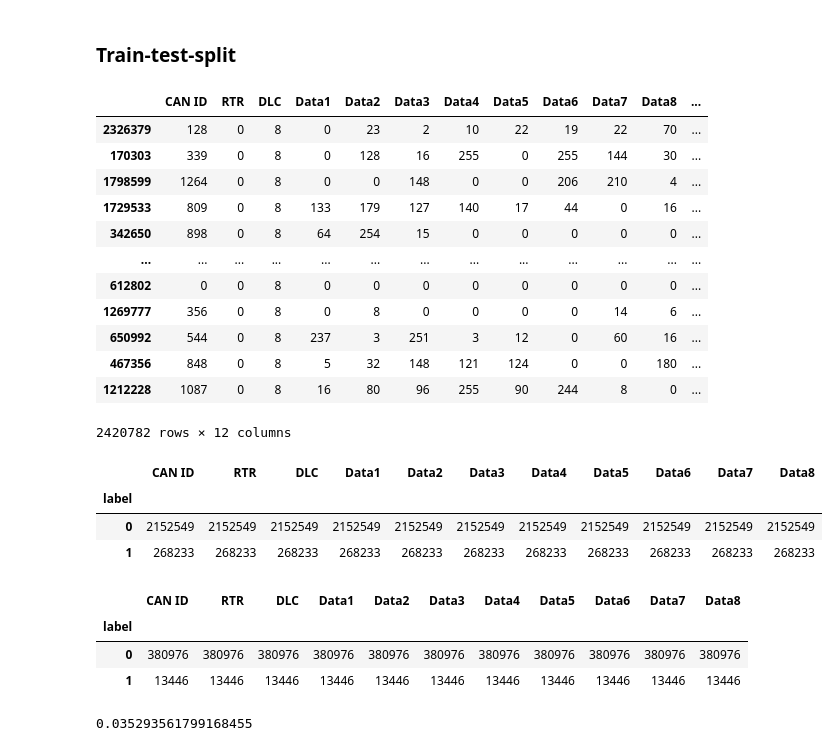
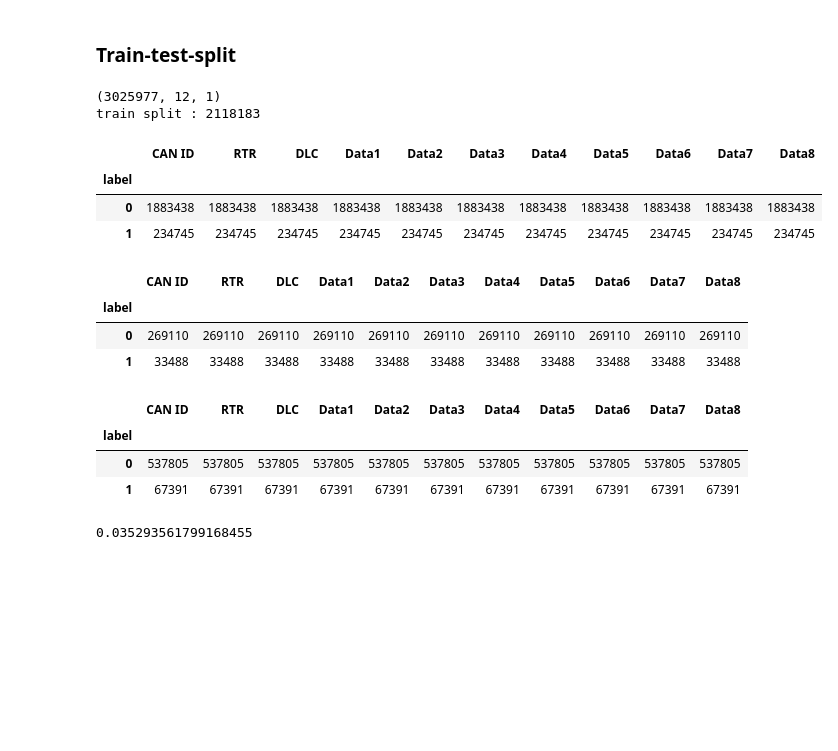
Before and after one commit to mehrotrasan16/CS581-CAN-DO-Project, a Jupyter notebook: code/LSTM_CAN_Data.ipynb, the cells around one changed output. Drawn from its saved outputs; the diff is of its cells as text; code cells hidden in the pictures; blank space fills up the shorter version.

```diff
--- a/code/LSTM_CAN_Data.ipynb
+++ b/code/LSTM_CAN_Data.ipynb
@@ -1271,38 +1051,49 @@ newdf.groupby('label').count()
 0.1247509155861703
 # %% [markdown]
 ### Train-test-split
-# %%
-X_train=newdf.sample(frac=0.8,random_state=200) #random state is a seed value 200
-X_test=newdf.drop(X_train.index)
-X_train
-# %% [output]
-|  | CAN ID | RTR | DLC | Data1 | Data2 | Data3 | Data4 | Data5 | Data6 | Data7 | Data8 | ... |
-| 2326379 | 128 | 0 | 8 | 0 | 23 | 2 | 10 | 22 | 19 | 22 | 70 | ... |
-| 170303 | 339 | 0 | 8 | 0 | 128 | 16 | 255 | 0 | 255 | 144 | 30 | ... |
-| 1798599 | 1264 | 0 | 8 | 0 | 0 | 148 | 0 | 0 | 206 | 210 | 4 | ... |
-| 1729533 | 809 | 0 | 8 | 133 | 179 | 127 | 140 | 17 | 44 | 0 | 16 | ... |
-| 342650 | 898 | 0 | 8 | 64 | 254 | 15 | 0 | 0 | 0 | 0 | 0 | ... |
-| ... | ... | ... | ... | ... | ... | ... | ... | ... | ... | ... | ... | ... |
-| 612802 | 0 | 0 | 8 | 0 | 0 | 0 | 0 | 0 | 0 | 0 | 0 | ... |
-| 1269777 | 356 | 0 | 8 | 0 | 8 | 0 | 0 | 0 | 0 | 14 | 6 | ... |
-| 650992 | 544 | 0 | 8 | 237 | 3 | 251 | 3 | 12 | 0 | 60 | 16 | ... |
-| 467356 | 848 | 0 | 8 | 5 | 32 | 148 | 121 | 124 | 0 | 0 | 180 | ... |
-| 1212228 | 1087 | 0 | 8 | 16 | 80 | 96 | 255 | 90 | 244 | 8 | 0 | ... |
-2420782 rows × 12 columns
+# %%
+newdf=newdf.sample(frac=1,random_state=200) #random state is a seed value 200
+
+series = newdf.to_numpy()
+series = series[ : , :, np.newaxis]
+print(series.shape)
+
+n_features = series.shape[1]
+train_split = int(series.shape[0]*0.7)
+print(f'train split : {train_split}')
+
+val_split = int(series.shape[0]*0.8)
+
+X_train, y_train = series[:train_split, :n_features-1], series[:train_split, -1] # -1 references the last column
+X_valid, y_valid = series[train_split:val_split, :n_features-1], series[train_split:val_split, -1]
+X_test, y_test = series[val_split:, :n_features-1], series[val_split:, -1]
+# %% [output]
+(3025977, 12, 1)
+train split : 2118183
+# %%
+#X_train stats
+newdf[:train_split].groupby('label').count()
+# %% [output]
+|  | CAN ID | RTR | DLC | Data1 | Data2 | Data3 | Data4 | Data5 | Data6 | Data7 | Data8 |
+| label |  |  |  |  |  |  |  |  |  |  |  |
+| 0 | 1883438 | 1883438 | 1883438 | 1883438 | 1883438 | 1883438 | 1883438 | 1883438 | 1883438 | 1883438 | 1883438 |
+| 1 | 234745 | 234745 | 234745 | 234745 | 234745 | 234745 | 234745 | 234745 | 234745 | 234745 | 234745 |
+# %%
+#X_valid split
+newdf[train_split:val_split].groupby('label').count()
+# %% [output]
+|  | CAN ID | RTR | DLC | Data1 | Data2 | Data3 | Data4 | Data5 | Data6 | Data7 | Data8 |
+| label |  |  |  |  |  |  |  |  |  |  |  |
+| 0 | 269110 | 269110 | 269110 | 269110 | 269110 | 269110 | 269110 | 269110 | 269110 | 269110 | 269110 |
+| 1 | 33488 | 33488 | 33488 | 33488 | 33488 | 33488 | 33488 | 33488 | 33488 | 33488 | 33488 |
 # %%
-X_train.groupby('label').count()
+#X_test
+newdf[val_split:].groupby('label').count()
 # %% [output]
 |  | CAN ID | RTR | DLC | Data1 | Data2 | Data3 | Data4 | Data5 | Data6 | Data7 | Data8 |
 | label |  |  |  |  |  |  |  |  |  |  |  |
-| 0 | 2152549 | 2152549 | 2152549 | 2152549 | 2152549 | 2152549 | 2152549 | 2152549 | 2152549 | 2152549 | 2152549 |
-| 1 | 268233 | 268233 | 268233 | 268233 | 268233 | 268233 | 268233 | 268233 | 268233 | 268233 | 268233 |
+| 0 | 537805 | 537805 | 537805 | 537805 | 537805 | 537805 | 537805 | 537805 | 537805 | 537805 | 537805 |
+| 1 | 67391 | 67391 | 67391 | 67391 | 67391 | 67391 | 67391 | 67391 | 67391 | 67391 | 67391 |
-# %%
-X_test.groupby('label').count()
-# %% [output]
-|  | CAN ID | RTR | DLC | Data1 | Data2 | Data3 | Data4 | Data5 | Data6 | Data7 | Data8 |
-| label |  |  |  |  |  |  |  |  |  |  |  |
-| 0 | 380976 | 380976 | 380976 | 380976 | 380976 | 380976 | 380976 | 380976 | 380976 | 380976 | 380976 |
-| 1 | 13446 | 13446 | 13446 | 13446 | 13446 | 13446 | 13446 | 13446 | 13446 | 13446 | 13446 |
 # %%
 13446/380976
 # %% [output]
```
Also changed, not shown: parts of 40 cells of this notebook.
